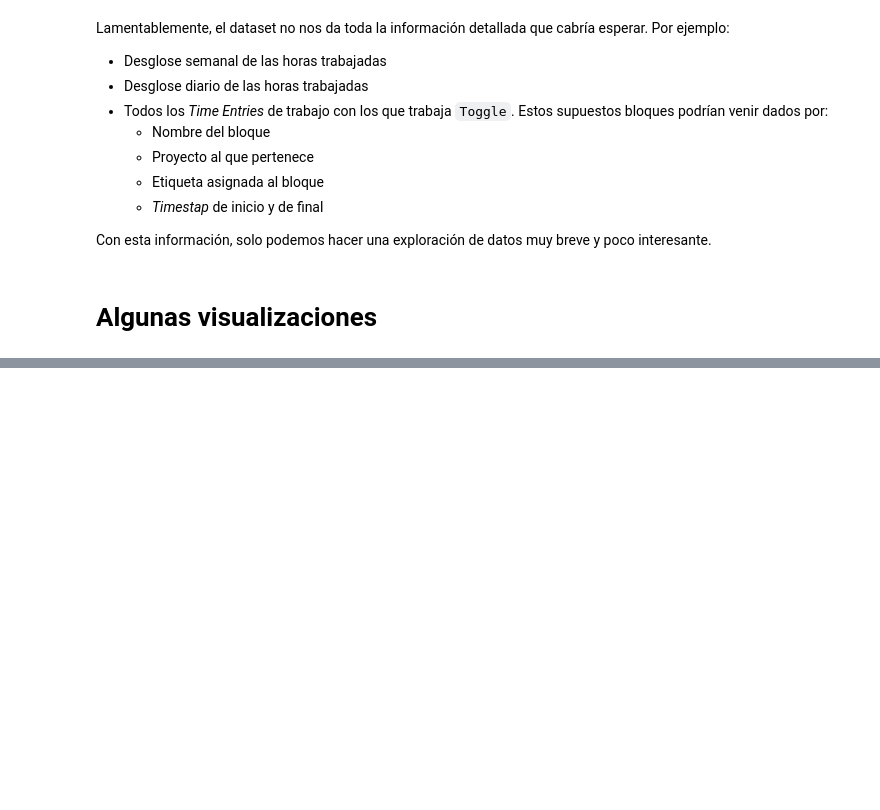
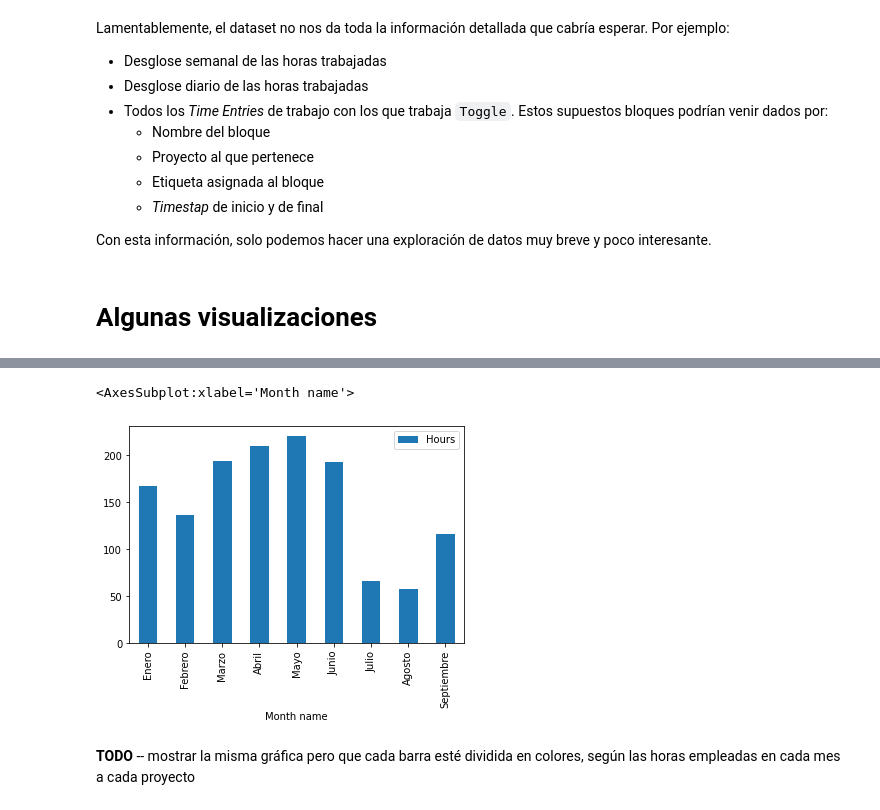
Before and after one commit to SergioQuijanoRey/PracticasInteligenciaNegocio, a Jupyter notebook: ToggleProject/Data Analysis.ipynb, the cells around one changed output, grey strips where cells are left out. Saved outputs shown, nothing was run; the diff lists cells and outputs as text; code cells hidden in the pictures; blank space fills up the shorter version.

```diff
--- a/ToggleProject/Data Analysis.ipynb
+++ b/ToggleProject/Data Analysis.ipynb
@@ -168,0 +210,3 @@ Con esta información, solo podemos hacer una exploración de datos muy breve y
+# %%
+detailed_df = detailed_df[["Project", "Description", "Start date", "Start time", "End date", "End time", "Duration"]]
+detailed_df.tail()
@@ -168,0 +278,8 @@ Con esta información, solo podemos hacer una exploración de datos muy breve y
+# %%
+# Muestro las horas trabajadas cada mes
+duration_per_month.plot(x = "Month name", y = "Hours", kind="bar")
+# %% [output]
+<AxesSubplot:xlabel='Month name'>
+[figure, added]
+# %% [markdown]
+**TODO** -- mostrar la misma gráfica pero que cada barra esté dividida en colores, según las horas empleadas en cada mes a cada proyecto
```
Also changed, not shown: parts of 16 cells of this notebook, 1 other file.
